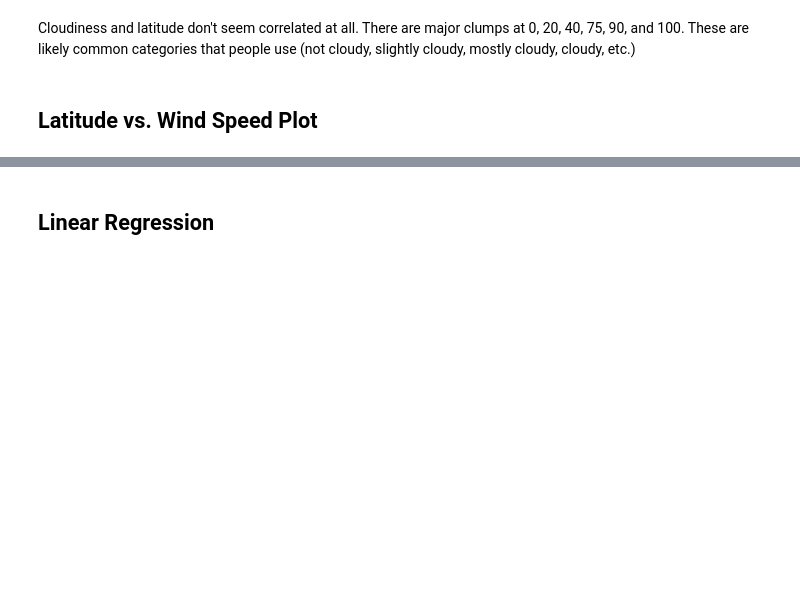
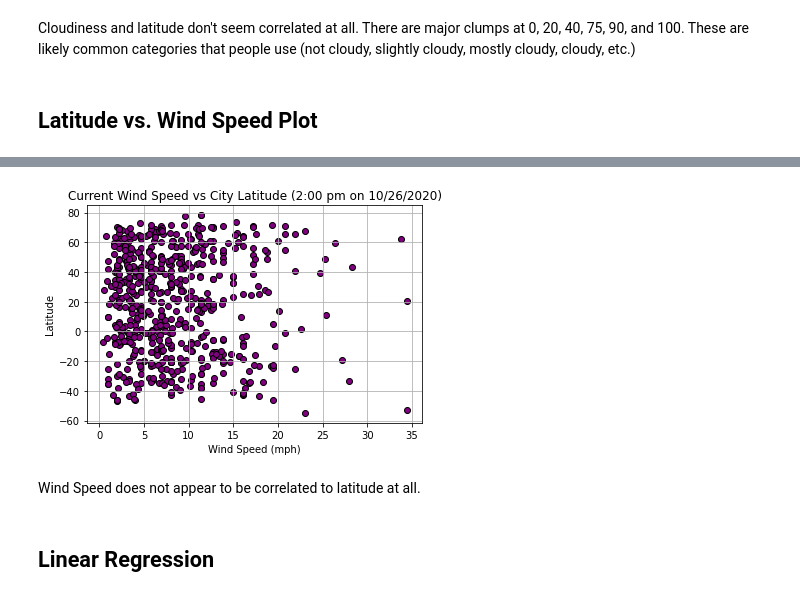
Before and after one commit to JoeKell/VacationingWithAPIs, a Jupyter notebook: WeatherPy.ipynb, the cells around one changed output, grey strips where cells are left out. Saved outputs shown, nothing was run; the diff lists cells and outputs as text; code cells hidden in the pictures; blank space fills up the shorter version.

```diff
--- a/WeatherPy.ipynb
+++ b/WeatherPy.ipynb
@@ -192,3 +189,15 @@ Cloudiness and latitude don't seem correlated at all. There are major clumps at
+# %%
+plt.scatter(cities_df["Wind_Speed (mph)"], cities_df["Latitude"], marker="o", facecolors="purple", edgecolors="black")
+plt.title("Current Wind Speed vs City Latitude (2:00 pm on 10/26/2020)")
+plt.xlabel("Wind Speed (mph)")
+plt.ylabel("Latitude")
+plt.grid()
+plt.savefig("Output/10262020WindSpeedVsAllLat.png")
+plt.show()
+# %% [output]
+[figure, added]
+# %% [markdown]
+Wind Speed does not appear to be correlated to latitude at all.
 # %% [markdown]
 ## Linear Regression
 # %% [markdown]
```
Also changed, not shown: parts of 1 cell of this notebook.
